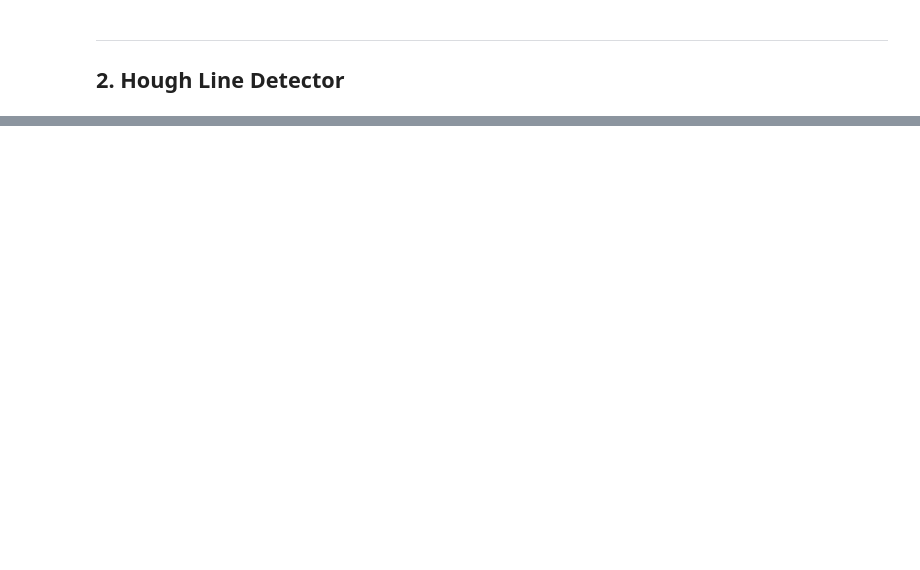
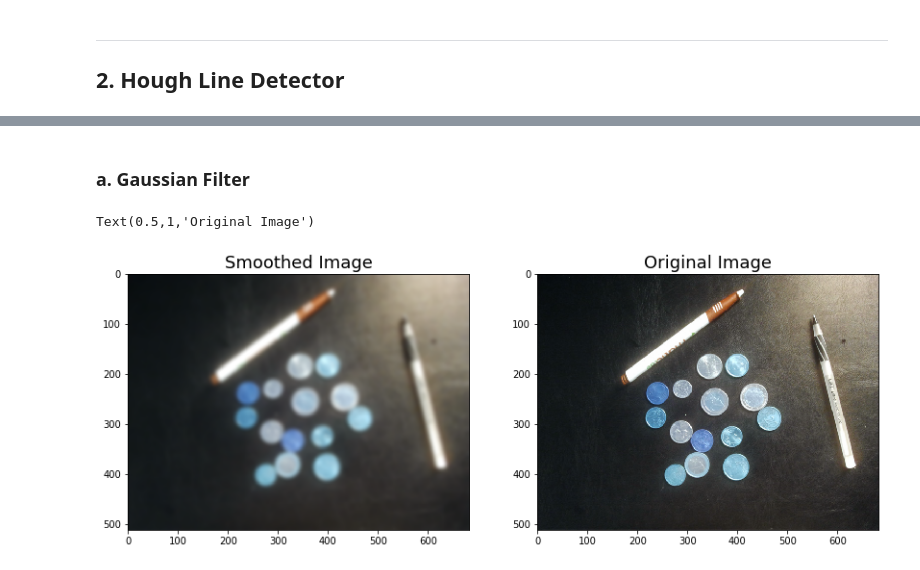
Before and after one commit to brandenwallace/cs6476-cv-1, a Jupyter notebook: PS1/PS1.ipynb, the cells around one changed output, grey strips where cells are left out. Saved outputs shown, nothing was run; the diff lists cells and outputs as text; code cells hidden in the pictures; blank space fills up the shorter version.

```diff
--- a/PS1/PS1.ipynb
+++ b/PS1/PS1.ipynb
@@ -42,0 +81,17 @@ ax[1].imshow(edges)
+# %%
+#### Load Noisy image
+img2 = cv2.imread('ps1-input1.jpg')
+# %% [markdown]
+### a. Gaussian Filter
+# %%
+# Add Gaussian blur
+img2_blur = cv2.GaussianBlur(img2, (17, 17), 4)
+# Plot
+fig, ax = plt.subplots(1, 2)
+ax[0].imshow(img2_blur)
+ax[0].set_title('Smoothed Image')
+ax[1].imshow(img2)
+ax[1].set_title('Original Image')
+# %% [output]
+Text(0.5,1,'Original Image')
+[figure, added]
```
Also changed, not shown: parts of 23 cells of this notebook.
